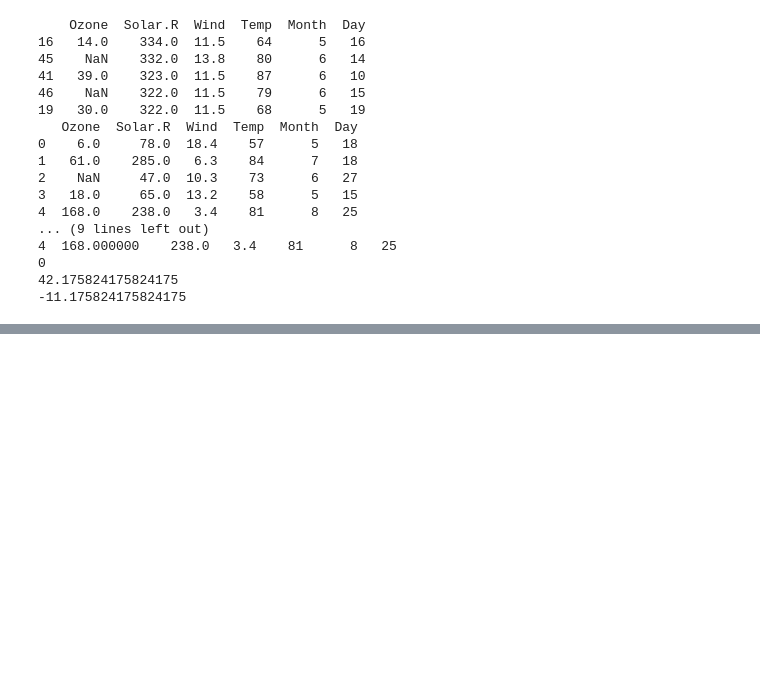
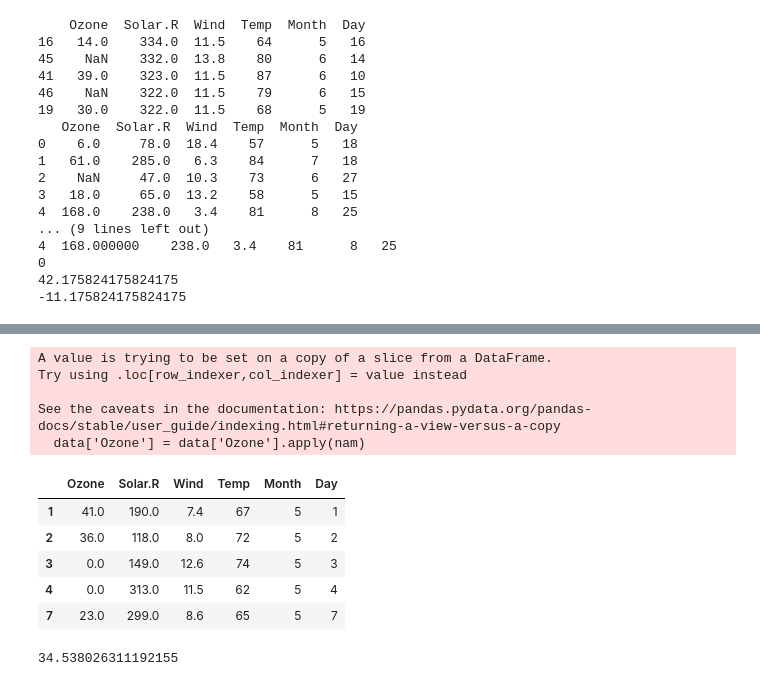
Before and after one commit to HongSeongMo/Bigdata_Analysis_Professional, a Jupyter notebook: Test_241118.ipynb, the cells around one changed output, grey strips where cells are left out. Saved outputs shown, nothing was run; the diff lists cells and outputs as text; code cells hidden in the pictures; blank space fills up the shorter version.

```diff
--- a/Test_241118.ipynb
+++ b/Test_241118.ipynb
@@ -45,0 +84,20 @@ print(median_before - median_after)
+# %%
+nam = lambda x : 0 if ((x >= q3) | (x <= q1)) else x
+data['Ozone'] = data['Ozone'].apply(nam)
+data.head()
+# %% [output]
+A value is trying to be set on a copy of a slice from a DataFrame.
+Try using .loc[row_indexer,col_indexer] = value instead
+
+See the caveats in the documentation: https://pandas.pydata.org/pandas-docs/stable/user_guide/indexing.html#returning-a-view-versus-a-copy
+  data['Ozone'] = data['Ozone'].apply(nam)
+|  | Ozone | Solar.R | Wind | Temp | Month | Day |
+| 1 | 41.0 | 190.0 | 7.4 | 67 | 5 | 1 |
+| 2 | 36.0 | 118.0 | 8.0 | 72 | 5 | 2 |
+| 3 | 0.0 | 149.0 | 12.6 | 74 | 5 | 3 |
+| 4 | 0.0 | 313.0 | 11.5 | 62 | 5 | 4 |
+| 7 | 23.0 | 299.0 | 8.6 | 65 | 5 | 7 |
+# %%
+print(data['Ozone'].mean() + data['Ozone'].std())
+# %% [output]
+34.538026311192155
```
Also changed, not shown: parts of 4 cells of this notebook.
